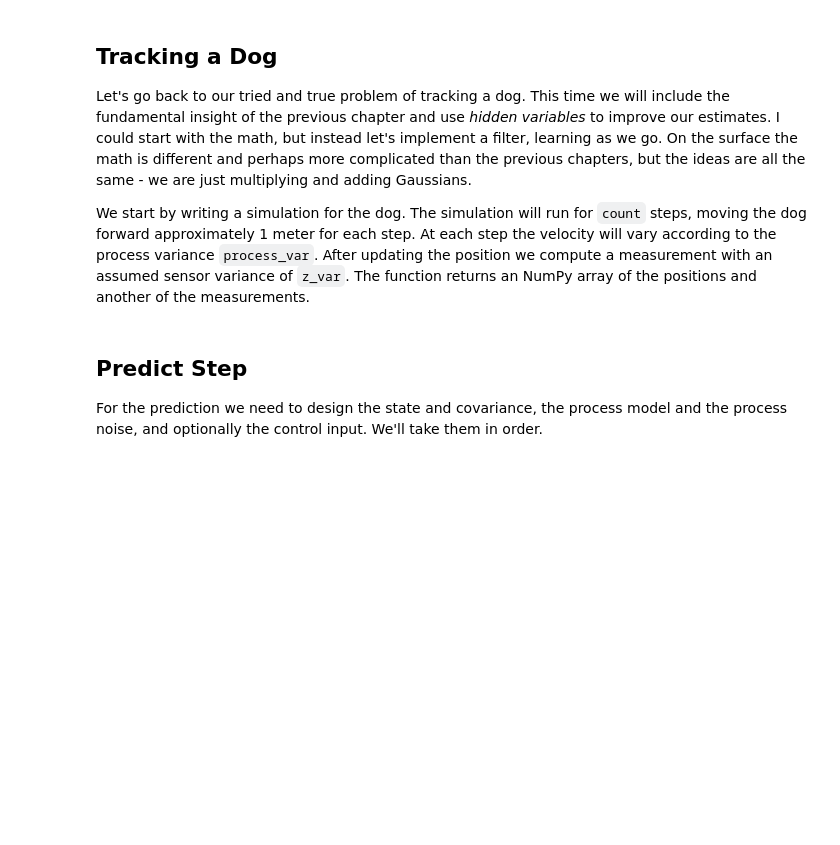
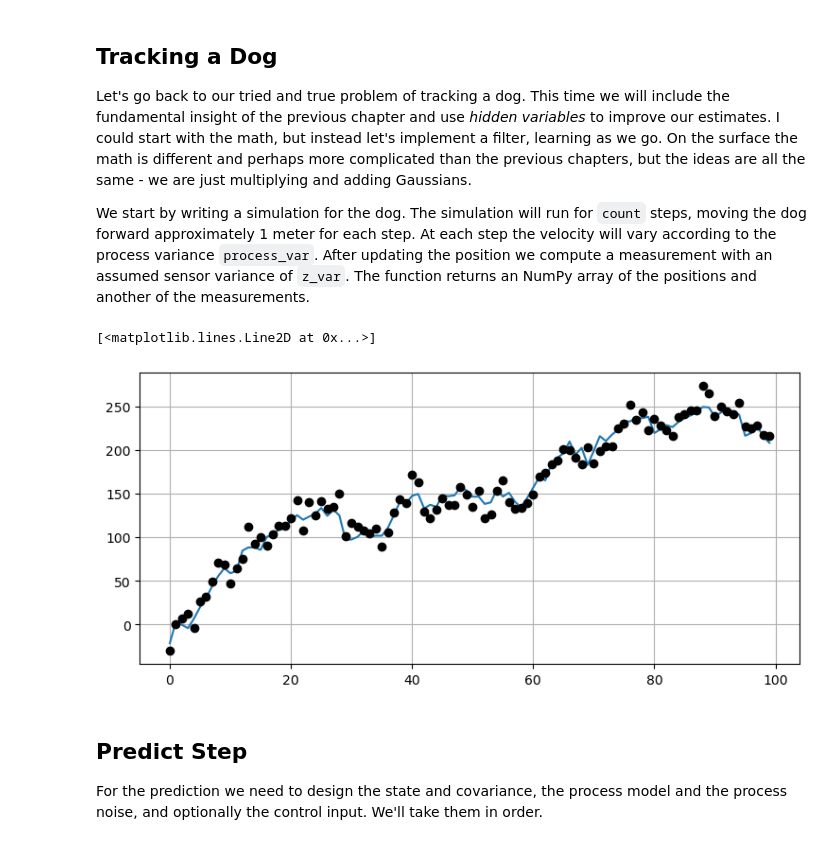
Before and after one commit to JvPost/Kalman-and-Bayesian-Filters-in-Python, a Jupyter notebook: 06-Multivariate-Kalman-Filters.ipynb, the cells around one changed output. Saved outputs shown, nothing was run; the diff lists cells and outputs as text; code cells hidden in the pictures; blank space fills up the shorter version.

```diff
--- a/06-Multivariate-Kalman-Filters.ipynb
+++ b/06-Multivariate-Kalman-Filters.ipynb
@@ -153,20 +154,28 @@ We start by writing a simulation for the dog. The simulation will run for `count
 # %%
 import math
 import numpy as np
 from numpy.random import randn
 
 def compute_dog_data(z_var, process_var, count=1, dt=1.):
     "returns track, measurements 1D ndarrays"
     x, vel = 0., 1.
     z_std = math.sqrt(z_var)
     p_std = math.sqrt(process_var)
     xs, zs = [], []
     for _ in range(count):
         v = vel + (randn() * p_std)
         x += v*dt
         xs.append(x)
         zs.append(x + randn() * z_std)
     return np.array(xs), np.array(zs)
+
+
+xs, zs = compute_dog_data(100., 100., count = 100)
+plt.plot(xs)
+plt.plot(zs, marker="o", ls="", color="black")
+# %% [output]
+[<matplotlib.lines.Line2D at 0x...>]
+[figure, added]
 # %% [markdown]
 ## Predict Step
 
```
Also changed, not shown: parts of 4 cells of this notebook, 2 other files.
